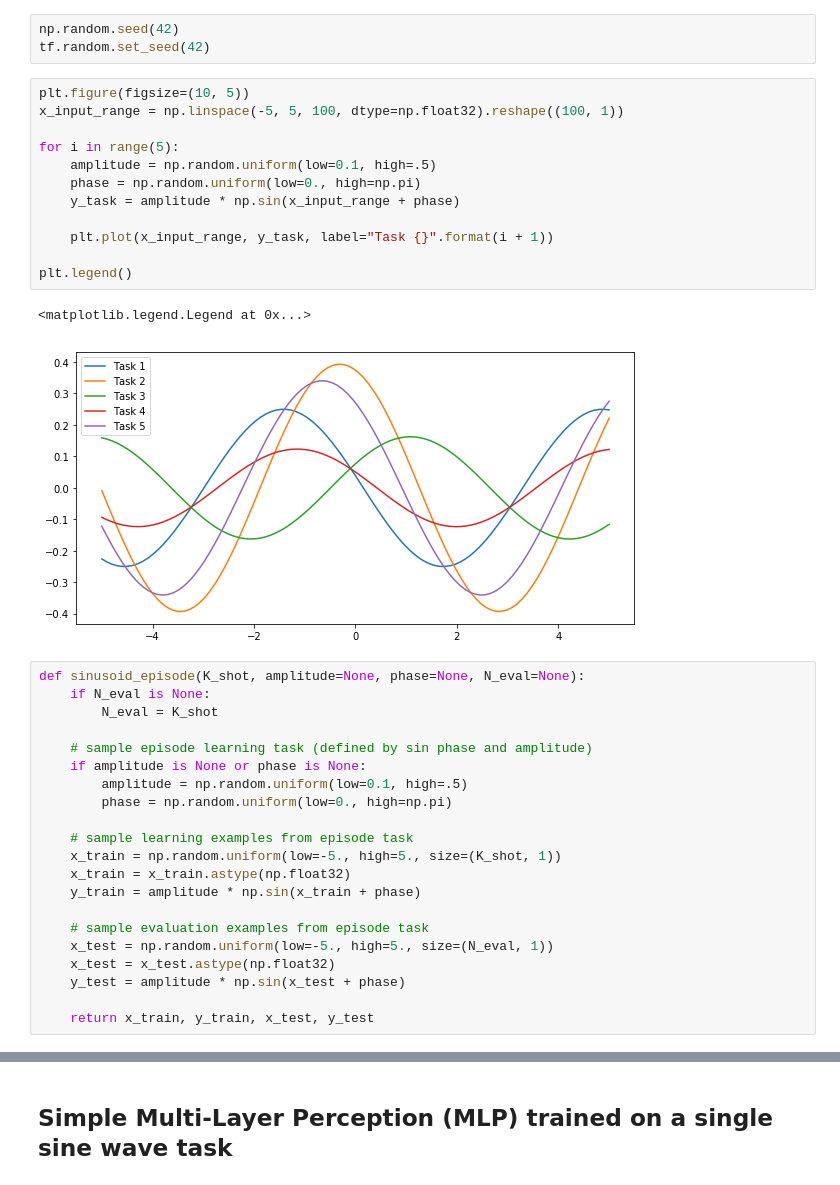
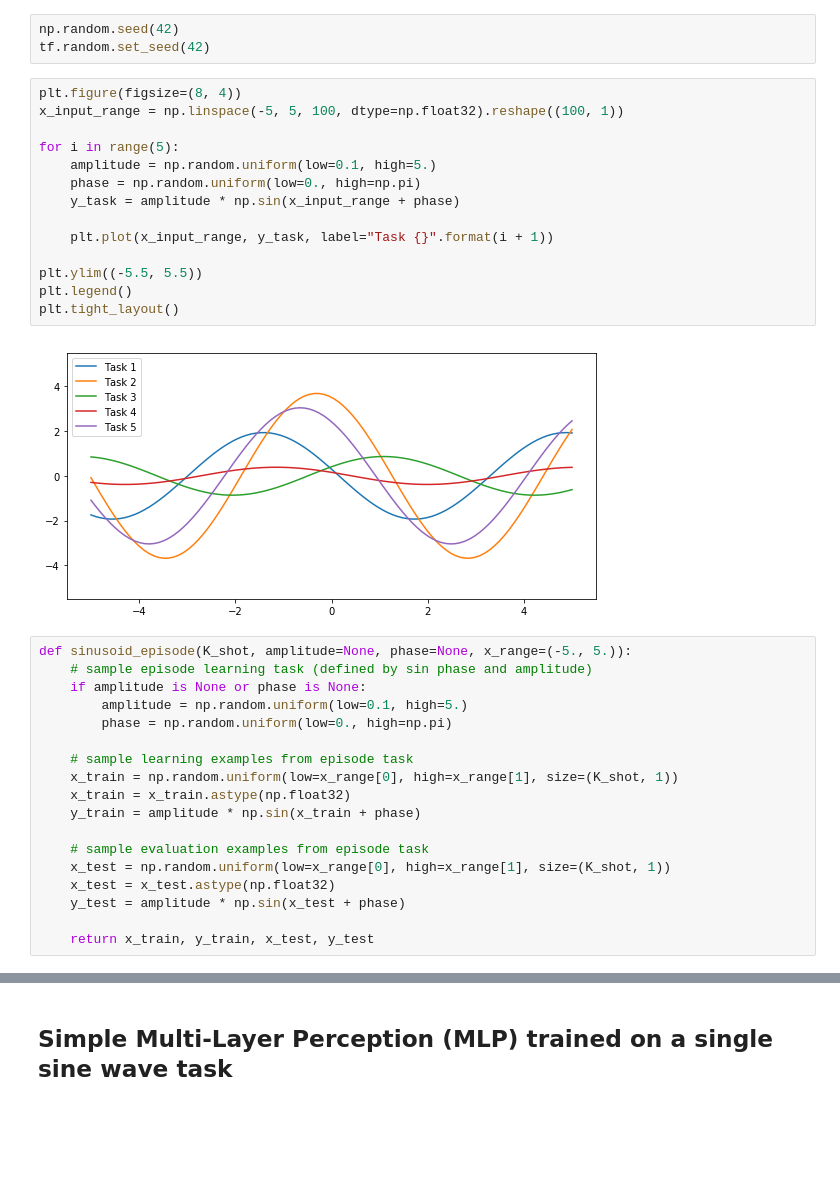
Before and after one commit to rpeloff/MAML, a Jupyter notebook: maml.ipynb, the cells around one changed output, grey strips where cells are left out. Cells and saved outputs as stored; diff of their text form; blank space fills up the shorter version.

```diff
--- a/maml.ipynb
+++ b/maml.ipynb
@@ -91,37 +89,35 @@ As a simple demonstration of MAML's ability to rapidly learn new tasks, we will
 np.random.seed(42)
 tf.random.set_seed(42)
 # %%
-plt.figure(figsize=(10, 5))
+plt.figure(figsize=(8, 4))
 x_input_range = np.linspace(-5, 5, 100, dtype=np.float32).reshape((100, 1))
 
 for i in range(5):
-    amplitude = np.random.uniform(low=0.1, high=.5)
+    amplitude = np.random.uniform(low=0.1, high=5.)
     phase = np.random.uniform(low=0., high=np.pi)
     y_task = amplitude * np.sin(x_input_range + phase)
 
     plt.plot(x_input_range, y_task, label="Task {}".format(i + 1))
 
+plt.ylim((-5.5, 5.5))
 plt.legend()
+plt.tight_layout()
 # %% [output]
-<matplotlib.legend.Legend at 0x...>
-[figure, old version]
+[figure, new version]
 # %%
-def sinusoid_episode(K_shot, amplitude=None, phase=None, N_eval=None):
-    if N_eval is None:
-        N_eval = K_shot
-
+def sinusoid_episode(K_shot, amplitude=None, phase=None, x_range=(-5., 5.)):
     # sample episode learning task (defined by sin phase and amplitude)
     if amplitude is None or phase is None:
-        amplitude = np.random.uniform(low=0.1, high=.5)
+        amplitude = np.random.uniform(low=0.1, high=5.)
         phase = np.random.uniform(low=0., high=np.pi)
 
     # sample learning examples from episode task
-    x_train = np.random.uniform(low=-5., high=5., size=(K_shot, 1))
+    x_train = np.random.uniform(low=x_range[0], high=x_range[1], size=(K_shot, 1))
     x_train = x_train.astype(np.float32)
     y_train = amplitude * np.sin(x_train + phase)
 
     # sample evaluation examples from episode task
-    x_test = np.random.uniform(low=-5., high=5., size=(N_eval, 1))
+    x_test = np.random.uniform(low=x_range[0], high=x_range[1], size=(K_shot, 1))
     x_test = x_test.astype(np.float32)
     y_test = amplitude * np.sin(x_test + phase)
 
```
Also changed, not shown: parts of 18 cells of this notebook.
